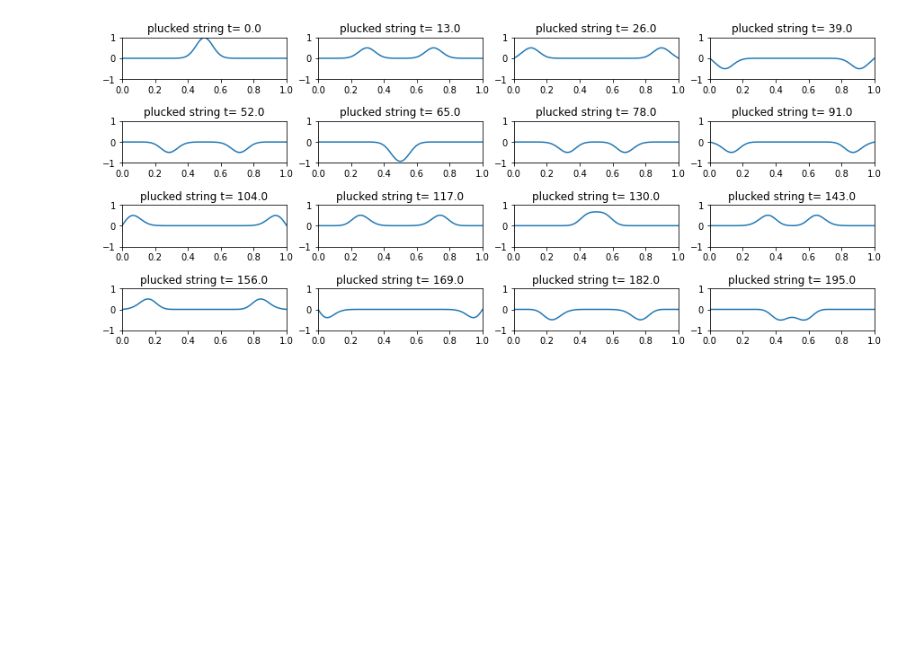
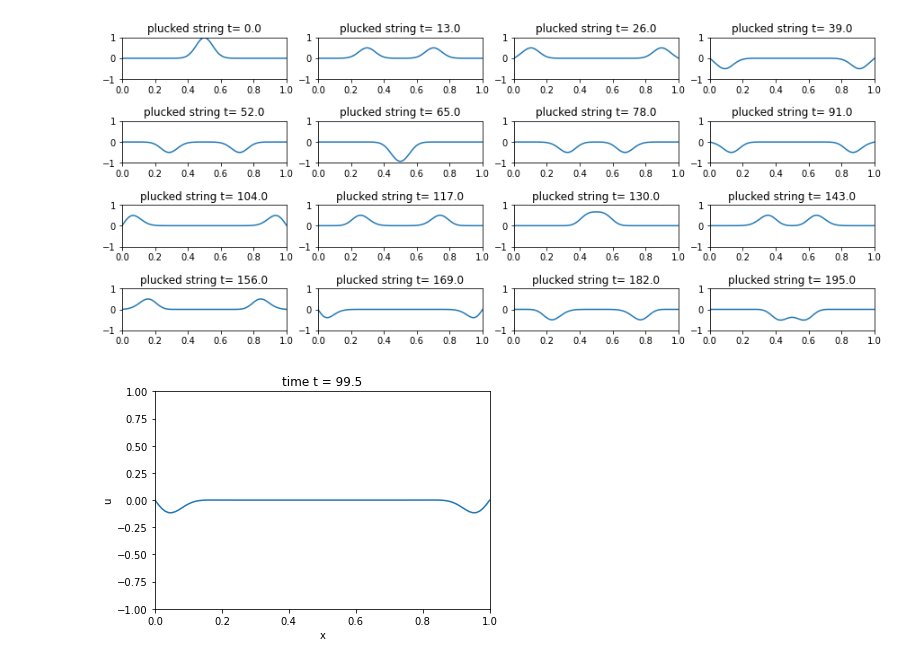
Before and after one commit to moxlos/algorithms, a Jupyter notebook: diff_eqs/wave_eq.ipynb, the cells around one changed output. Drawn from its saved outputs; the diff is of its cells as text; code cells hidden in the pictures; blank space fills up the shorter version.

Commit message:
add animation

```diff
--- a/diff_eqs/wave_eq.ipynb
+++ b/diff_eqs/wave_eq.ipynb
@@ -108,3 +108,25 @@ for inum, i in enumerate(np.arange(0,len(t), int(len(t)/16) + 1)):
     axs[inum].set_ylim(-1,1)
 # %% [output]
 [figure]
+# %%
+def plot_string(u,k):
+
+    plt.clf()
+
+    plt.title('time t = ' + str(round(t[k],3)))
+    plt.xlabel("x")
+    plt.ylabel("u")
+    plt.plot(x,u)
+    plt.xlim(0, 1)
+    plt.ylim(-1, 1)
+
+    return plt
+
+def animate(k):
+    plot_string(u[k],k)
+
+#They have to be in the same cell
+anmt = animation.FuncAnimation(plt.figure(), animate, interval=1, frames=int(u.shape[0]/2),repeat=False)
+anmt.save("data/wave.gif")
+# %% [output]
+[figure, added]
```
Also changed, not shown: parts of 1 cell of this notebook.
